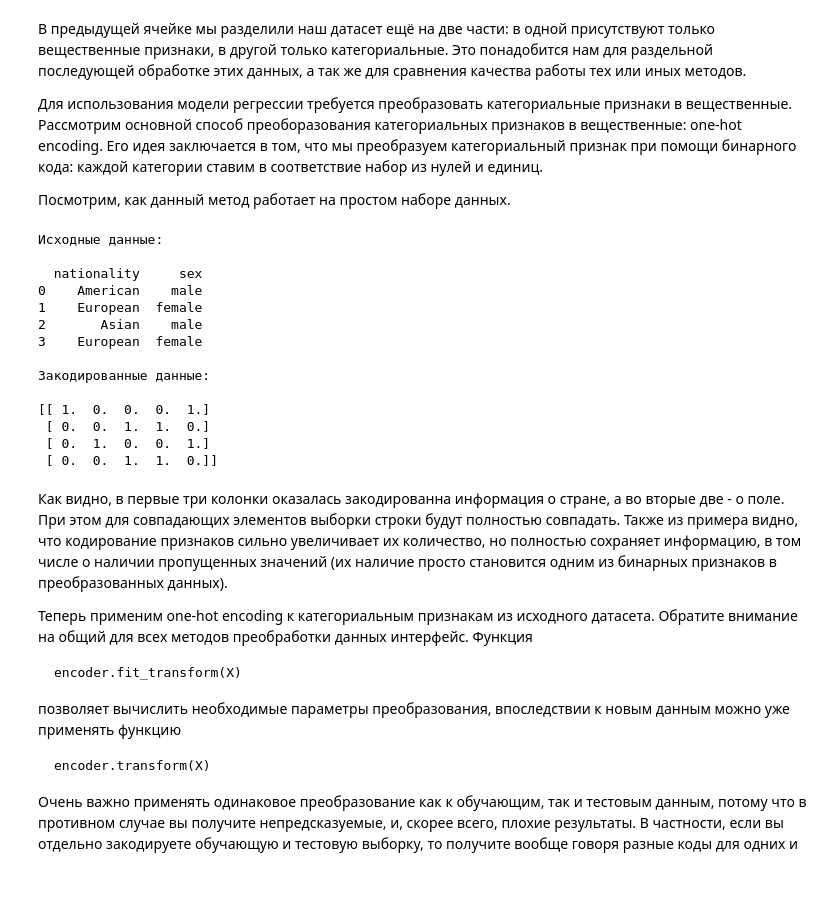
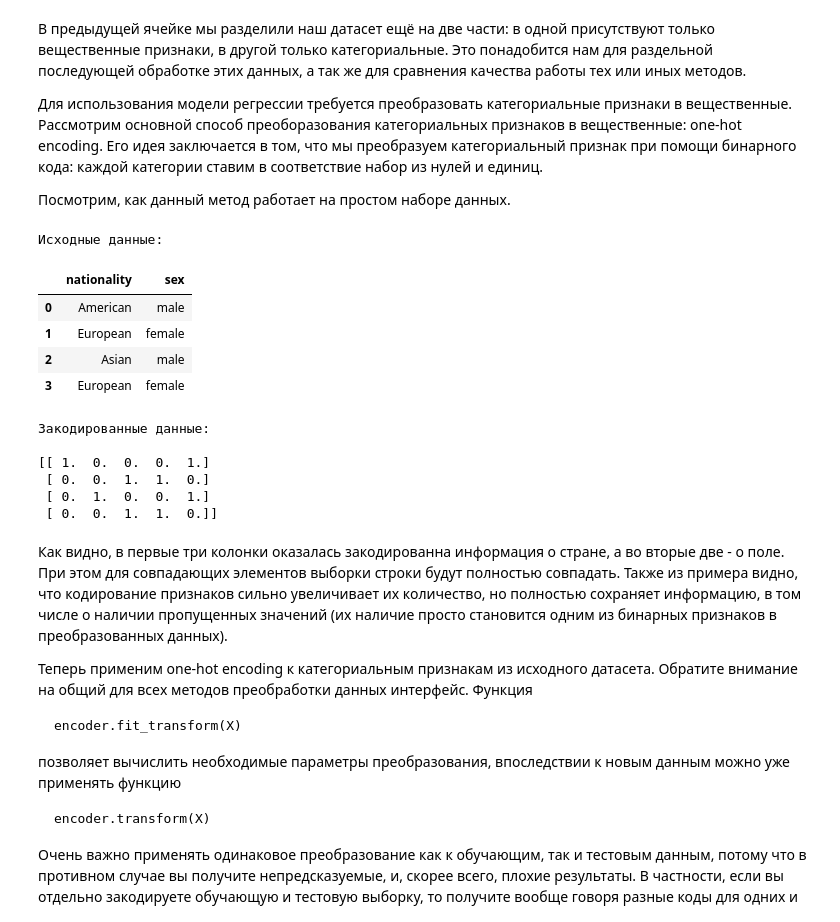
Before and after one commit to MiniGN/Coursera-machine-learning, a Jupyter notebook: course2/week3/Preprocessing_LR.ipynb, the cells around one changed output. Drawn from its saved outputs; the diff is of its cells as text; code cells hidden in the pictures; blank space fills up the shorter version.

```diff
--- a/course2/week3/Preprocessing_LR.ipynb
+++ b/course2/week3/Preprocessing_LR.ipynb
@@ -162,27 +162,27 @@ X_cat=X_cat.applymap(str)
 # %%
 from sklearn.linear_model import LogisticRegression as LR
 from sklearn.feature_extraction import DictVectorizer as DV
 
 categorial_data = pd.DataFrame({'sex': ['male', 'female', 'male', 'female'],
                                 'nationality': ['American', 'European', 'Asian', 'European']})
 print('Исходные данные:\n')
-print(categorial_data)
-encoder = DV(sparse = False)
-encoded_data = encoder.fit_transform(categorial_data.T.to_dict().values())
-print('\nЗакодированные данные:\n')
-print(encoded_data)
+categorial_data
 # %% [output]
 Исходные данные:
-
-  nationality     sex
-0    American    male
-1    European  female
-2       Asian    male
-3    European  female
-
-Закодированные данные:
-
-[[ 1.  0.  0.  0.  1.]
- [ 0.  0.  1.  1.  0.]
- [ 0.  1.  0.  0.  1.]
- [ 0.  0.  1.  1.  0.]]
+|  | nationality | sex |
+| 0 | American | male |
+| 1 | European | female |
+| 2 | Asian | male |
+| 3 | European | female |
+# %%
+encoder = DV(sparse = False)
+encoded_data = encoder.fit_transform(categorial_data.T.to_dict().values())
+print('\nЗакодированные данные:\n')
+print(encoded_data)
+# %% [output]
+Закодированные данные:
+
+[[ 1.  0.  0.  0.  1.]
+ [ 0.  0.  1.  1.  0.]
+ [ 0.  1.  0.  0.  1.]
+ [ 0.  0.  1.  1.  0.]]
```
Also changed, not shown: parts of 23 cells of this notebook, 12 other files.
